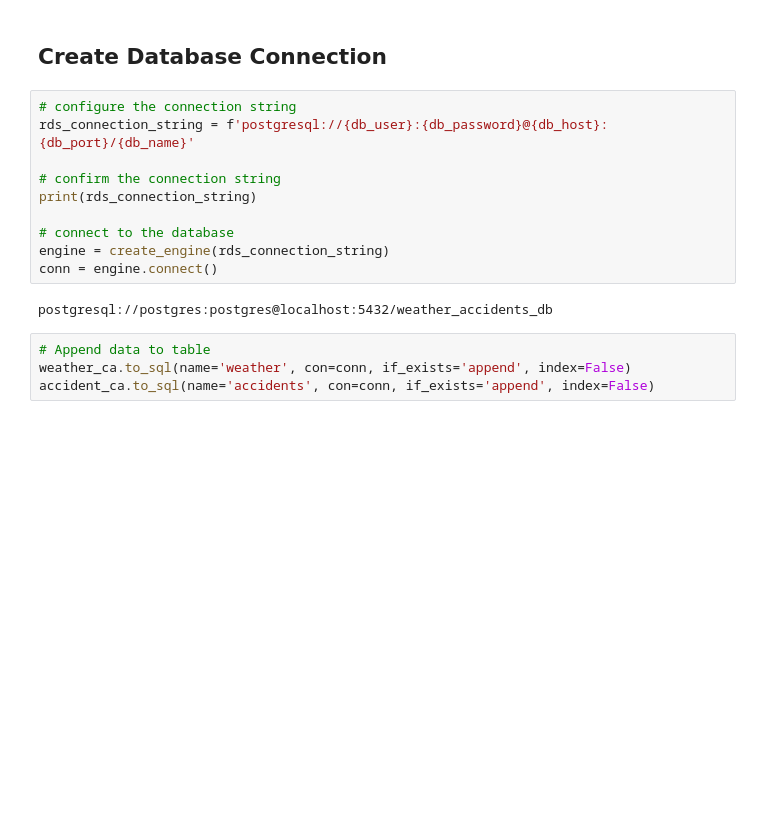
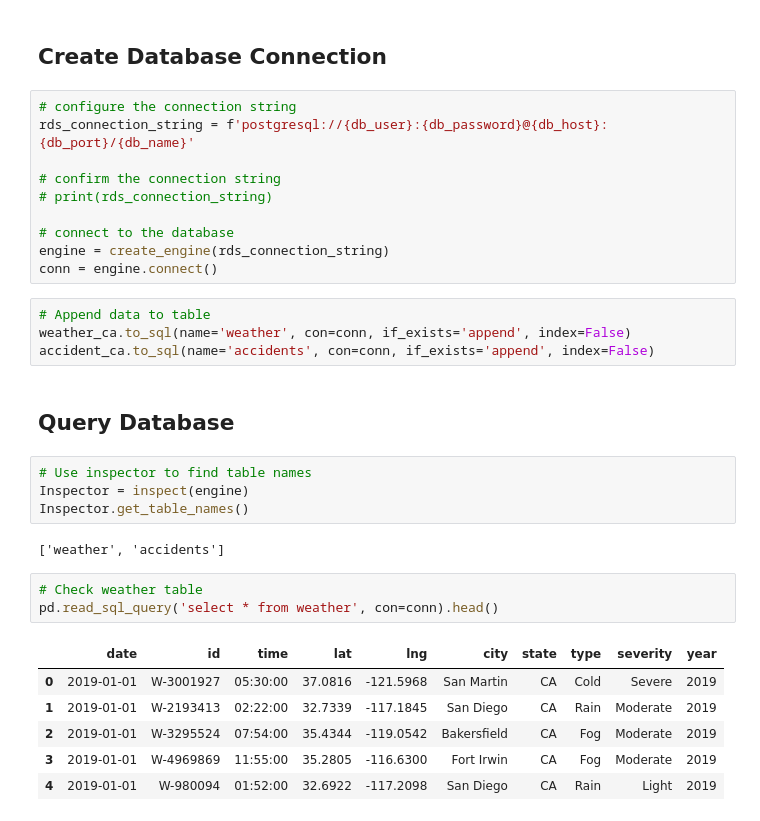
Before and after one commit to lstark85/Project-2, a Jupyter notebook: project_data_copy.ipynb, the cells around one changed output. Cells and saved outputs as stored; diff of their text form; blank space fills up the shorter version.

```diff
--- a/project_data_copy.ipynb
+++ b/project_data_copy.ipynb
@@ -300,14 +304,30 @@ weather_ca.to_csv("data/ca_weather.csv")
 rds_connection_string = f'postgresql://{db_user}:{db_password}@{db_host}:{db_port}/{db_name}'
 
 # confirm the connection string
-print(rds_connection_string)
+# print(rds_connection_string)
 
 # connect to the database
 engine = create_engine(rds_connection_string)
 conn = engine.connect()
-# %% [output]
-postgresql://postgres:postgres@localhost:5432/weather_accidents_db
 # %%
 # Append data to table
 weather_ca.to_sql(name='weather', con=conn, if_exists='append', index=False)
 accident_ca.to_sql(name='accidents', con=conn, if_exists='append', index=False)
+# %% [markdown]
+## Query Database
+# %%
+# Use inspector to find table names
+Inspector = inspect(engine)
+Inspector.get_table_names()
+# %% [output]
+['weather', 'accidents']
+# %%
+# Check weather table
+pd.read_sql_query('select * from weather', con=conn).head()
+# %% [output]
+|  | date | id | time | lat | lng | city | state | type | severity | year |
+| 0 | 2019-01-01 | W-3001927 | 05:30:00 | 37.0816 | -121.5968 | San Martin | CA | Cold | Severe | 2019 |
+| 1 | 2019-01-01 | W-2193413 | 02:22:00 | 32.7339 | -117.1845 | San Diego | CA | Rain | Moderate | 2019 |
+| 2 | 2019-01-01 | W-3295524 | 07:54:00 | 35.4344 | -119.0542 | Bakersfield | CA | Fog | Moderate | 2019 |
+| 3 | 2019-01-01 | W-4969869 | 11:55:00 | 35.2805 | -116.6300 | Fort Irwin | CA | Fog | Moderate | 2019 |
+| 4 | 2019-01-01 | W-980094 | 01:52:00 | 32.6922 | -117.2098 | San Diego | CA | Rain | Light | 2019 |
```
Also changed, not shown: parts of 24 cells of this notebook.
